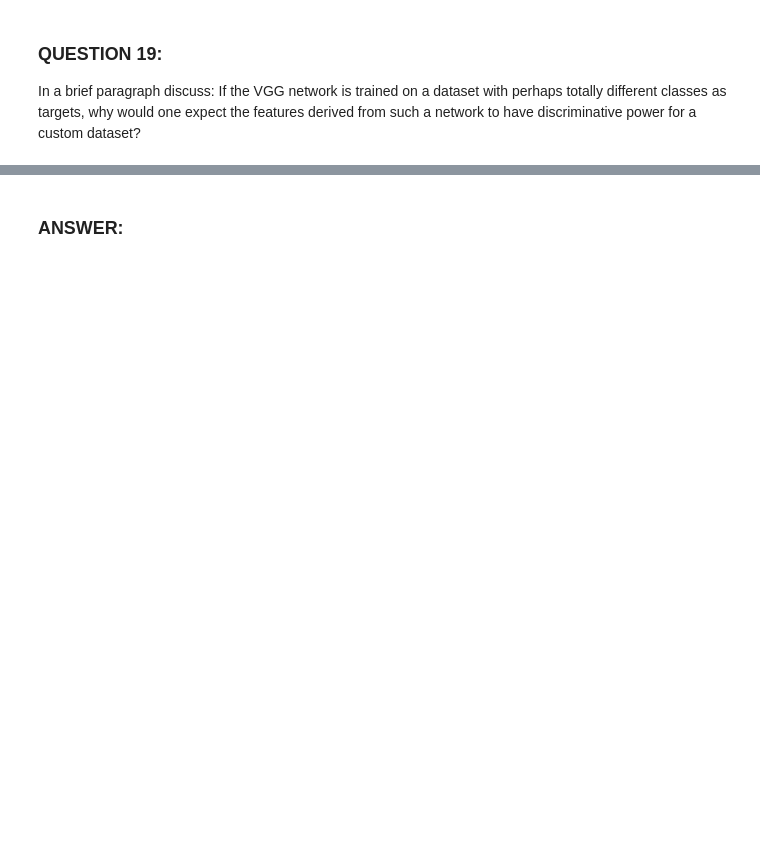
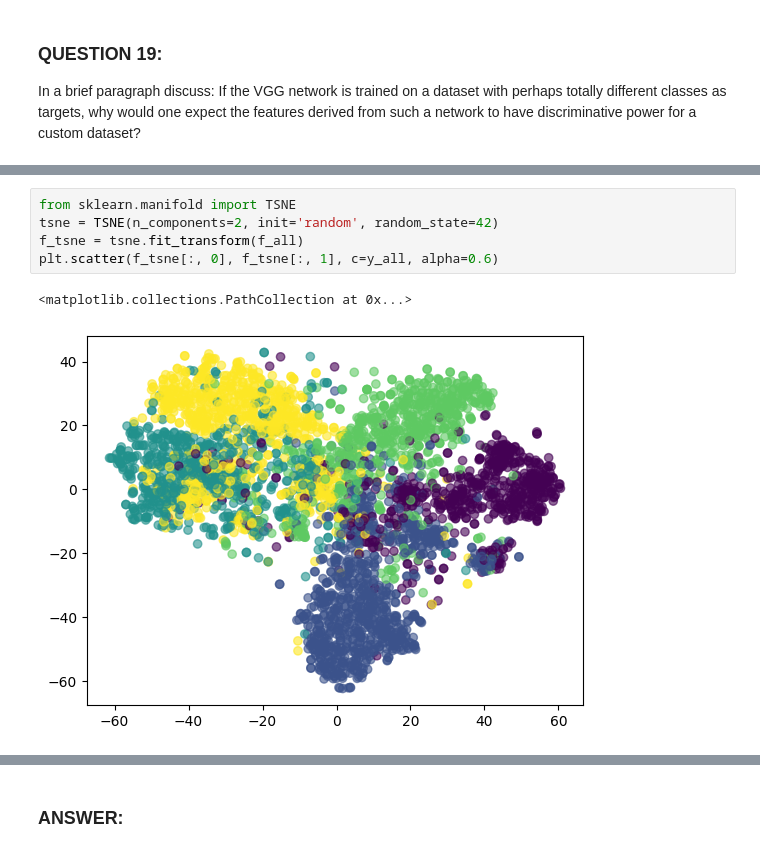
Before and after one commit to kbaseba/219, a Jupyter notebook: Project_2/project_2_code_p2.ipynb, the cells around one changed output, grey strips where cells are left out. Saved outputs shown, nothing was run; the diff lists cells and outputs as text; blank space fills up the shorter version.

```diff
--- a/Project_2/project_2_code_p2.ipynb
+++ b/Project_2/project_2_code_p2.ipynb
@@ -25,0 +192,8 @@ network to have discriminative power for a custom dataset?
+# %%
+from sklearn.manifold import TSNE
+tsne = TSNE(n_components=2, init='random', random_state=42)
+f_tsne = tsne.fit_transform(f_all)
+plt.scatter(f_tsne[:, 0], f_tsne[:, 1], c=y_all, alpha=0.6)
+# %% [output]
+<matplotlib.collections.PathCollection at 0x...>
+[figure, added]
```
Also changed, not shown: parts of 59 cells of this notebook, 5 other files.
